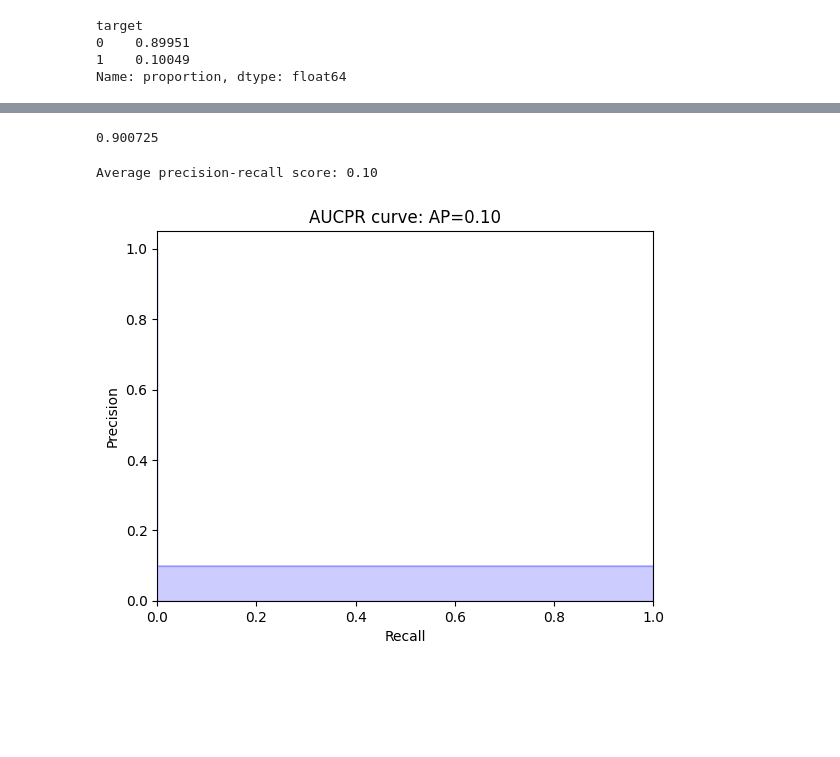
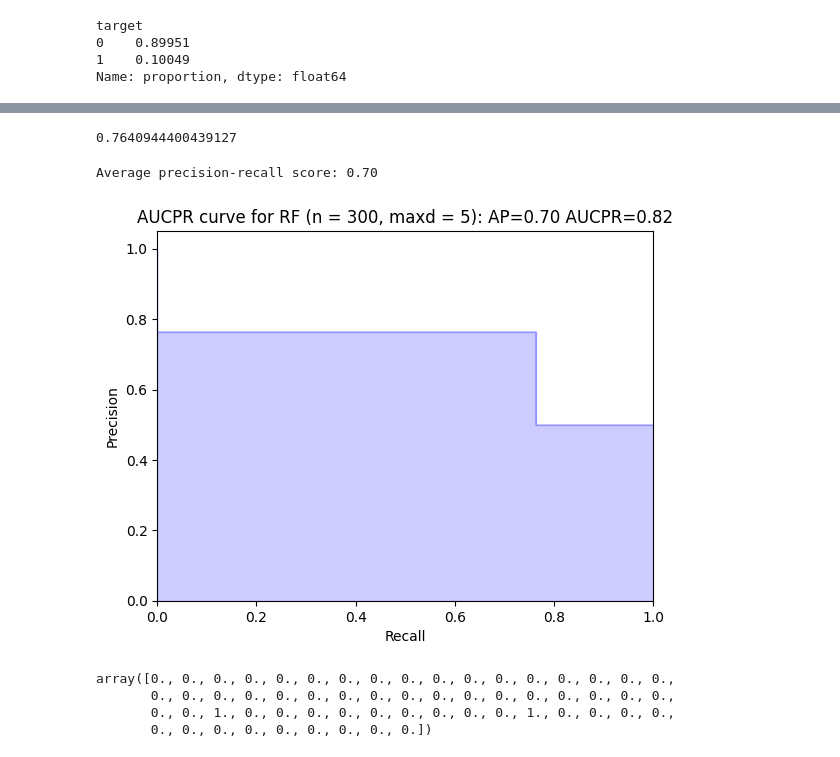
Before and after one commit to VZjunyang/SG_Code, a Jupyter notebook: RGS_Transactions_Balanced.Ipynb, the cells around one changed output, grey strips where cells are left out. Drawn from its saved outputs; the diff is of its cells as text; code cells hidden in the pictures; blank space fills up the shorter version.

```diff
--- a/RGS_Transactions_Balanced.Ipynb
+++ b/RGS_Transactions_Balanced.Ipynb
@@ -47,3 +47,11 @@ target
 0    0.89951
 1    0.10049
 Name: proportion, dtype: float64
+# %%
+# Balancing the dataset
+from imblearn.over_sampling import SMOTE
+sm = SMOTE(random_state=42)
+x_res, y_res = sm.fit_resample(x, y)
+
+# Distribution of the target variable with percentage
+y_res.value_counts(normalize=True)
@@ -50,6 +63,6 @@ Name: proportion, dtype: float64
 # %%
 from sklearn.model_selection import train_test_split
-x_train, x_test, y_train, y_test = train_test_split(x,y, test_size=0.8)
+x_train, x_test, y_train, y_test = train_test_split(x_res,y_res, test_size=0.8)
 # %%
 # Training a random forest classifier
 from sklearn.ensemble import RandomForestClassifier
@@ -64,0 +81,6 @@ sns.heatmap(confusion_matrix(y_test, y_pred), annot=True, fmt='d', cmap = 'Blues
+# %%
+y_pred = rf.predict(x_test)
+confusion_matrix(y_test, y_pred)
+sns.heatmap(confusion_matrix(y_test, y_pred), annot=True, fmt='d', cmap = 'Blues')
+plt.title('Confusion matrix for Random Forest Classifier (300 trees, max depth = 5) with balanced dataset')
+plt.savefig('Images/balanced_confusion_matrix_RF_300_maxdp5.png')
@@ -67,29 +91,36 @@ sns.heatmap(confusion_matrix(y_test, y_pred), annot=True, fmt='d', cmap = 'Blues
 from sklearn.metrics import accuracy_score
 accuracy_score(y_test, y_pred)
 # %% [output]
-0.900725
+0.7640944400439127
 # %%
 # Plotting AUCPR curve
 from sklearn.metrics import average_precision_score
+from sklearn.metrics import auc
+average_precision = average_precision_score(y_test, y_pred)
+print('Average precision-recall score: {0:0.2f}'.format(average_precision))
+
+
+from sklearn.metrics import precision_recall_curve
 from funcsigs import signature
 
-average_precision = average_precision_score(y_test, y_pred)
-print('Average precision-recall score: {0:0.2f}'.format(average_precision))
-from sklearn.metrics import precision_recall_curve
-import matplotlib.pyplot as plt
+
 precision, recall, _ = precision_recall_curve(y_test, y_pred)
+aucpr_score = auc(recall, precision)
+
 step_kwargs = ({'step': 'post'}
                 if 'step' in signature(plt.fill_between).parameters
                 else {})
-plt.step(recall, precision, color='b', alpha=0.2, where='post')
+plt.step(recall, precision, color='b', alpha=0.2,
+            where='post')
 plt.fill_between(recall, precision, alpha=0.2, color='b', **step_kwargs)
+
 plt.xlabel('Recall')
 plt.ylabel('Precision')
 plt.ylim([0.0, 1.05])
 plt.xlim([0.0, 1.0])
-plt.title('AUCPR curve: AP={0:0.2f}'.format(average_precision))
-plt.show()
+plt.title('AUCPR curve for RF (n = 300, maxd = 5): AP={0:0.2f}'.format(average_precision) + ' ' + 'AUCPR={0:0.2f}'.format(aucpr_score))
+plt.savefig('Images/balanced_AUCPR_RF_300_maxdp5.png')
 # %% [output]
-Average precision-recall score: 0.10
+Average precision-recall score: 0.70
-[figure, old version]
+[figure, new version]
 # %%
@@ -103,0 +139,7 @@ for i in range(30):
+# %%
+w
+# %% [output]
+array([0., 0., 0., 0., 0., 0., 0., 0., 0., 0., 0., 0., 0., 0., 0., 0., 0.,
+       0., 0., 0., 0., 0., 0., 0., 0., 0., 0., 0., 0., 0., 0., 0., 0., 0.,
+       0., 0., 1., 0., 0., 0., 0., 0., 0., 0., 0., 0., 1., 0., 0., 0., 0.,
+       0., 0., 0., 0., 0., 0., 0., 0., 0.])
```
Also changed, not shown: parts of 11 cells of this notebook.
